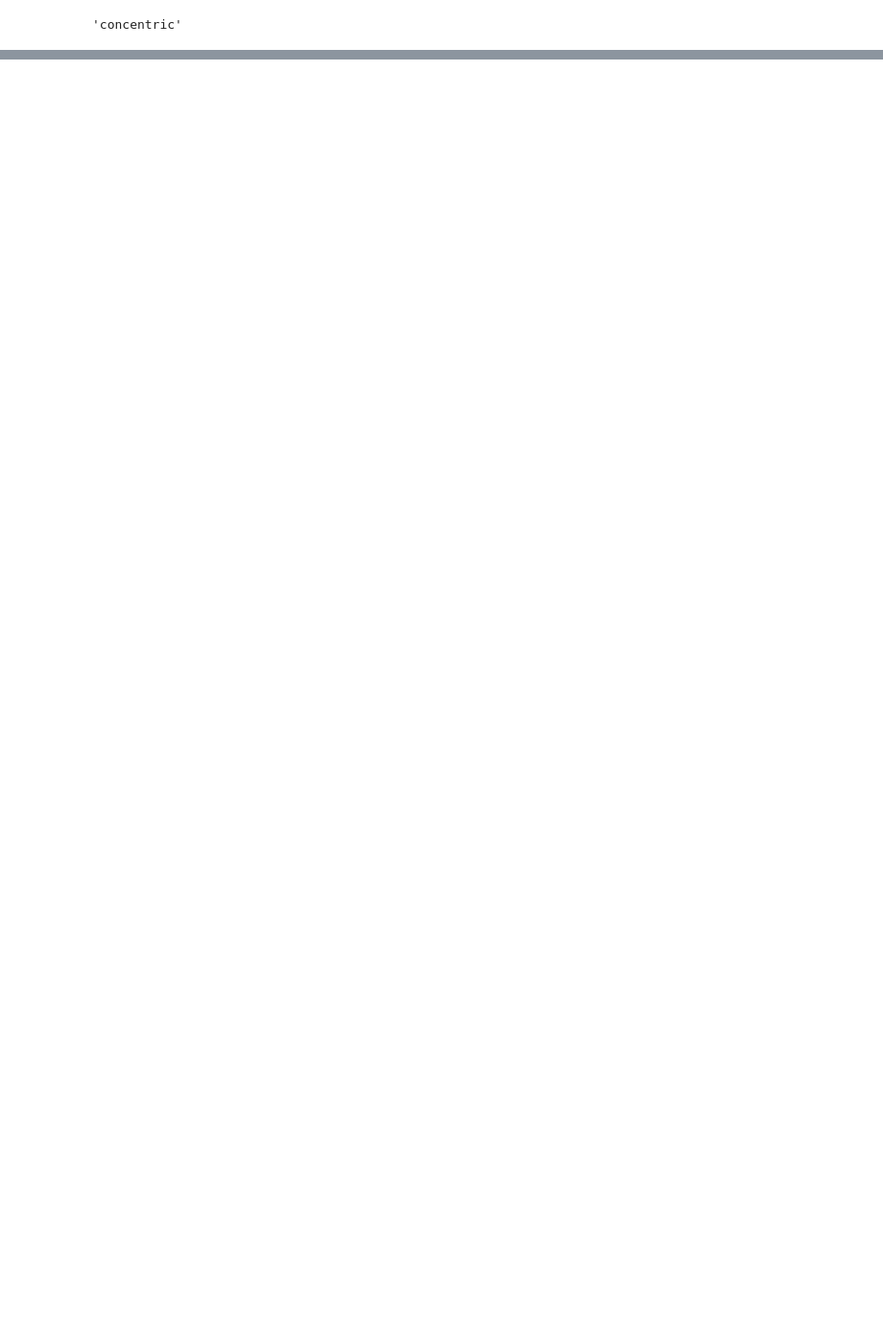
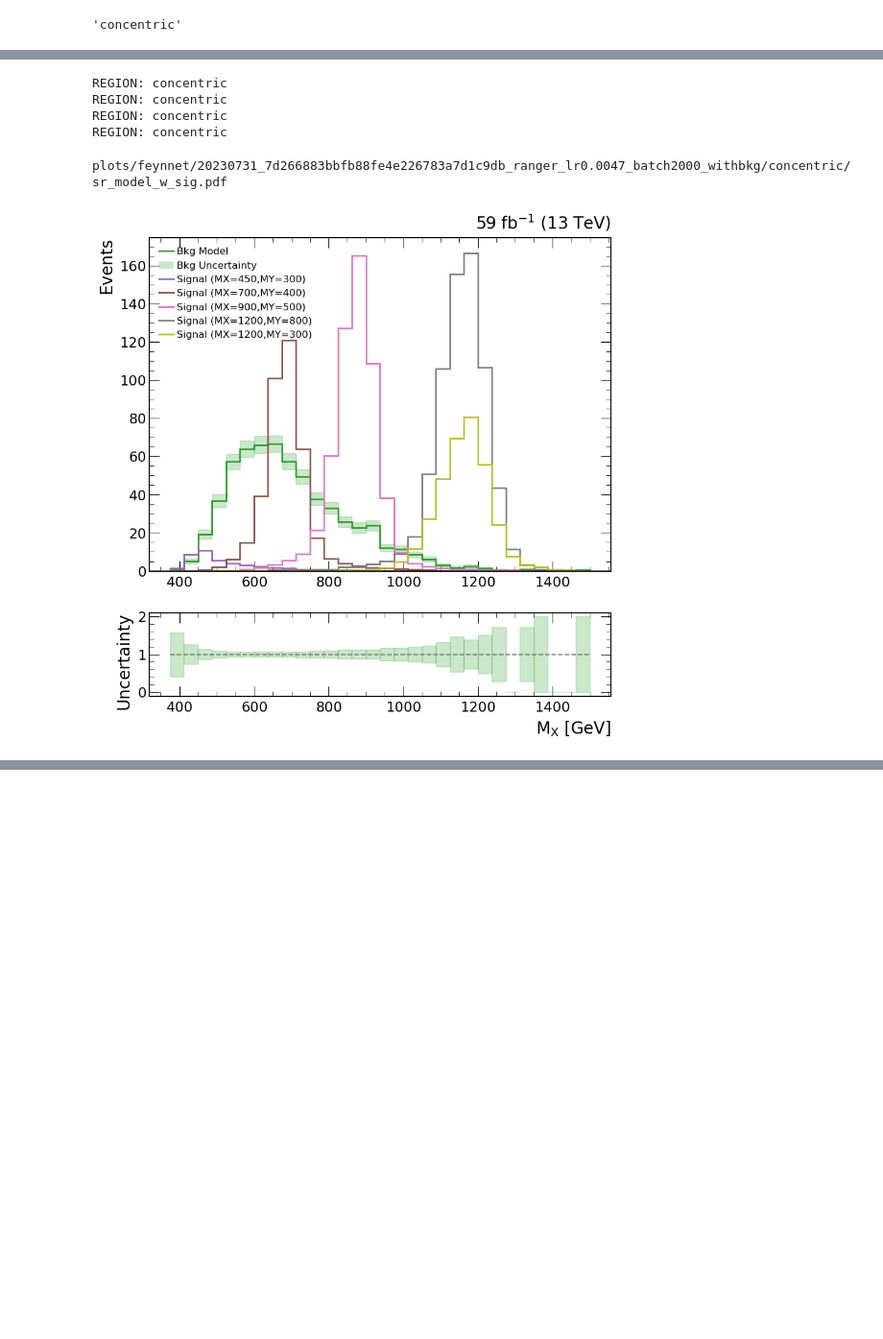
Before and after one commit to srosenzweig09/analysis, a Jupyter notebook: jupyter/feynnet/feynnet_limits.ipynb, the cells around one changed output, grey strips where cells are left out. Shown at 96% size. Cells and saved outputs as stored; diff of their text form; code cells hidden in the pictures; blank space fills up the shorter version.

```diff
--- a/jupyter/feynnet/feynnet_limits.ipynb
+++ b/jupyter/feynnet/feynnet_limits.ipynb
@@ -62,0 +60,5 @@ AttributeError: 'Data' object has no attribute 'ar_ls_weights'
+# %%
+tree1 = SixB(get_NMSSM(450,300))
+tree2 = SixB(get_NMSSM(700,400))
+tree3 = SixB(get_NMSSM(900,500))
+tree4 = SixB(get_NMSSM(1200,800))
@@ -62,0 +74,3 @@ AttributeError: 'Data' object has no attribute 'ar_ls_weights'
+# %%
+tree5 = SixB(get_NMSSM(1200,300))
+tree5.spherical_region()
@@ -62,0 +81,10 @@ AttributeError: 'Data' object has no attribute 'ar_ls_weights'
+# %%
+tree1.spherical_region()
+tree2.spherical_region()
+tree3.spherical_region()
+tree4.spherical_region()
+# %% [output]
+REGION: concentric
+REGION: concentric
+REGION: concentric
+REGION: concentric
@@ -62,0 +94,23 @@ AttributeError: 'Data' object has no attribute 'ar_ls_weights'
+# %%
+fig, ax, n_4b_model = data.sr_hist()
+Hist(tree1.X.m[tree1.asr_hs_mask], bins=data.mBins, weights=tree1.nomWeight[tree1.asr_hs_mask], ax=ax[0], color='C4')
+Hist(tree2.X.m[tree2.asr_hs_mask], bins=data.mBins, weights=tree2.nomWeight[tree2.asr_hs_mask], ax=ax[0], color='C5')
+Hist(tree3.X.m[tree3.asr_hs_mask], bins=data.mBins, weights=tree3.nomWeight[tree3.asr_hs_mask], ax=ax[0], color='C6')
+Hist(tree4.X.m[tree4.asr_hs_mask], bins=data.mBins, weights=tree4.nomWeight[tree4.asr_hs_mask], ax=ax[0], color='C7')
+Hist(tree5.X.m[tree5.asr_hs_mask], bins=data.mBins, weights=tree5.nomWeight[tree5.asr_hs_mask], ax=ax[0], color='C8')
+
+model_nominal = Line2D([0], [0], color='C2', lw=2, label='Bkg Model')
+model_uncert = Patch(facecolor='C2', alpha=0.25, label='Bkg Uncertainty')
+handle1 = Line2D([0], [0], color='C4', lw=2, label='Signal (MX=450,MY=300)')
+handle2 = Line2D([0], [0], color='C5', lw=2, label='Signal (MX=700,MY=400)')
+handle3 = Line2D([0], [0], color='C6', lw=2, label='Signal (MX=900,MY=500)')
+handle4 = Line2D([0], [0], color='C7', lw=2, label='Signal (MX=1200,MY=800)')
+handle5 = Line2D([0], [0], color='C8', lw=2, label='Signal (MX=1200,MY=300)')
+handles = [model_nominal, model_uncert, handle1, handle2, handle3, handle4, handle5]
+ax[0].legend(handles=handles, fontsize=12, loc=2)
+ax[0].set_title(r'59 $fb^{-1}$ (13 TeV)')
+fig.savefig(f'{model_savein}/sr_model_w_sig.pdf')
+print(f'{model_savein}/sr_model_w_sig.pdf')
+# %% [output]
+plots/feynnet/20230731_7d266883bbfb88fe4e226783a7d1c9db_ranger_lr0.0047_batch2000_withbkg/concentric/sr_model_w_sig.pdf
+[figure, added]
```
Also changed, not shown: parts of 32 cells of this notebook, 11 other files.
